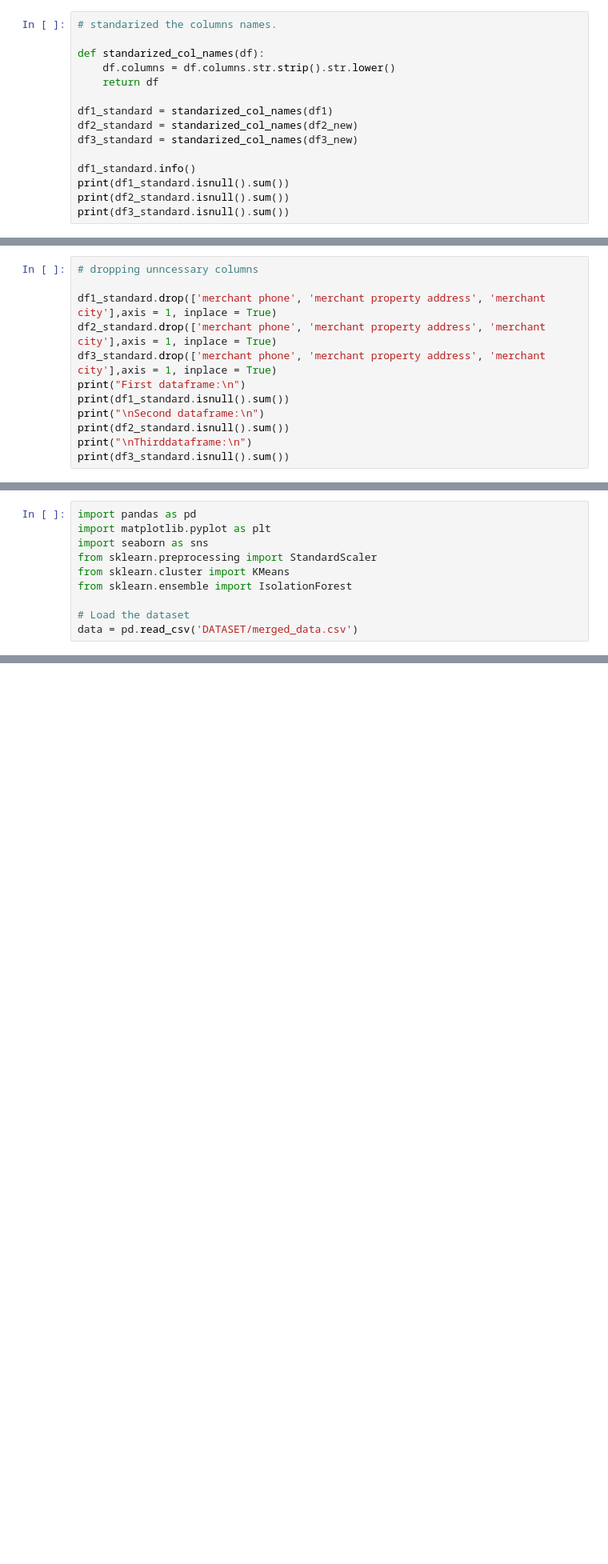
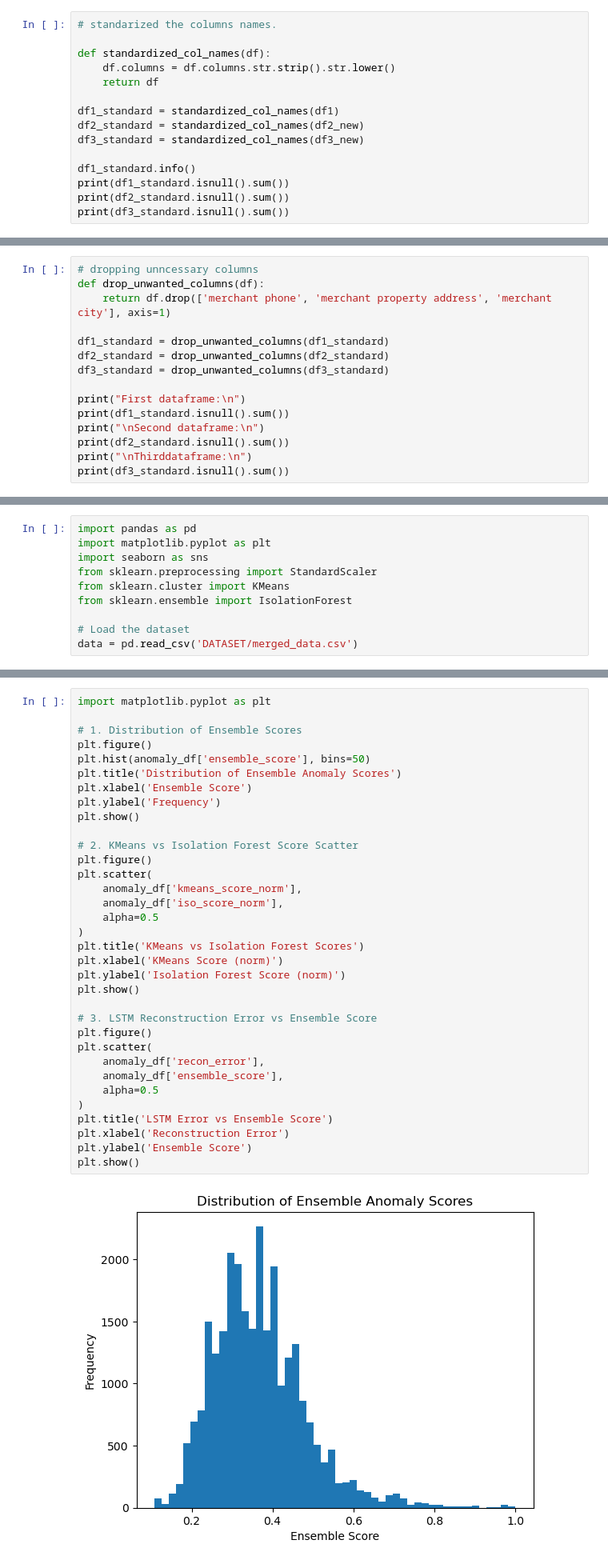
Before and after one commit to enochanok/GSA_Fraud_Detection, a Jupyter notebook: Code_BigData.ipynb, the cells around one changed output, grey strips where cells are left out. Shown at 80% size. Cells and saved outputs as stored; diff of their text form; blank space fills up the shorter version.

```diff
--- a/Code_BigData.ipynb
+++ b/Code_BigData.ipynb
@@ -115,13 +114,13 @@ len(df3_new.columns)
 # %%
 # standarized the columns names.
 
-def standarized_col_names(df):
+def standardized_col_names(df):
     df.columns = df.columns.str.strip().str.lower()
     return df
 
-df1_standard = standarized_col_names(df1)
-df2_standard = standarized_col_names(df2_new)
-df3_standard = standarized_col_names(df3_new)
+df1_standard = standardized_col_names(df1)
+df2_standard = standardized_col_names(df2_new)
+df3_standard = standardized_col_names(df3_new)
 
 df1_standard.info()
 print(df1_standard.isnull().sum())
@@ -147,10 +146,13 @@ transaction db-cr indicator       1
 dtype: int64
 # %%
 # dropping unncessary columns
+def drop_unwanted_columns(df):
+    return df.drop(['merchant phone', 'merchant property address', 'merchant city'], axis=1)
 
-df1_standard.drop(['merchant phone', 'merchant property address', 'merchant city'],axis = 1, inplace = True)
-df2_standard.drop(['merchant phone', 'merchant property address', 'merchant city'],axis = 1, inplace = True)
-df3_standard.drop(['merchant phone', 'merchant property address', 'merchant city'],axis = 1, inplace = True)
+df1_standard = drop_unwanted_columns(df1_standard)
+df2_standard = drop_unwanted_columns(df2_standard)
+df3_standard = drop_unwanted_columns(df3_standard)
+
 print("First dataframe:\n")
 print(df1_standard.isnull().sum())
 print("\nSecond dataframe:\n")
@@ -892,0 +748,36 @@ plt.show()
+# %%
+import matplotlib.pyplot as plt
+
+# 1. Distribution of Ensemble Scores
+plt.figure()
+plt.hist(anomaly_df['ensemble_score'], bins=50)
+plt.title('Distribution of Ensemble Anomaly Scores')
+plt.xlabel('Ensemble Score')
+plt.ylabel('Frequency')
+plt.show()
+
+# 2. KMeans vs Isolation Forest Score Scatter
+plt.figure()
+plt.scatter(
+    anomaly_df['kmeans_score_norm'],
+    anomaly_df['iso_score_norm'],
+    alpha=0.5
+)
+plt.title('KMeans vs Isolation Forest Scores')
+plt.xlabel('KMeans Score (norm)')
+plt.ylabel('Isolation Forest Score (norm)')
+plt.show()
+
+# 3. LSTM Reconstruction Error vs Ensemble Score
+plt.figure()
+plt.scatter(
+    anomaly_df['recon_error'],
+    anomaly_df['ensemble_score'],
+    alpha=0.5
+)
+plt.title('LSTM Error vs Ensemble Score')
+plt.xlabel('Reconstruction Error')
+plt.ylabel('Ensemble Score')
+plt.show()
+# %% [output]
+[figure, added]
```
Also changed, not shown: parts of 38 cells of this notebook, 19 other files.
